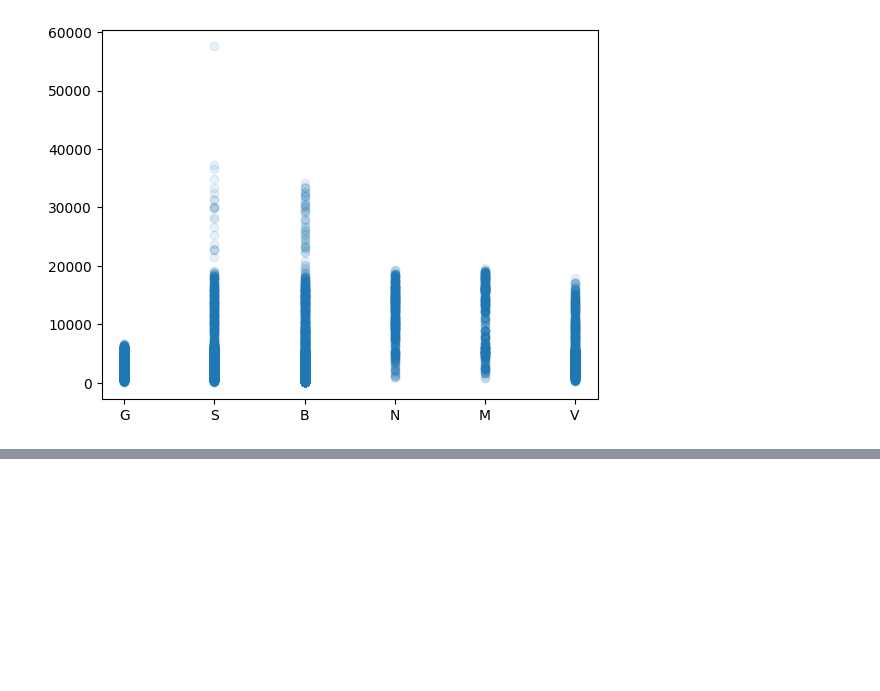
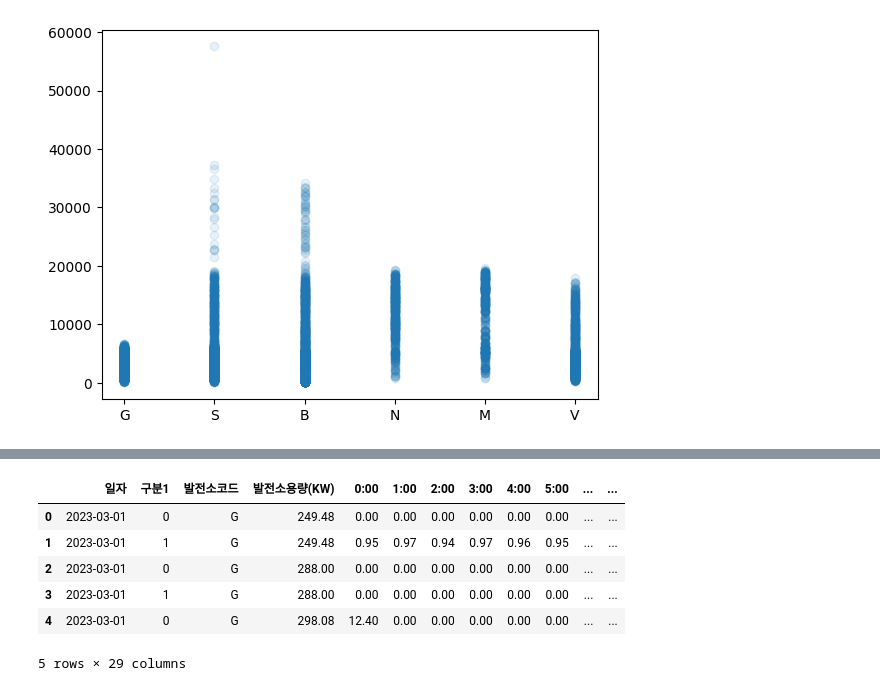
Before and after one commit to ella00100/RenewableEnergyModel, a Jupyter notebook: renewableEnergy_Model_data.ipynb, the cells around one changed output, grey strips where cells are left out. Saved outputs shown, nothing was run; the diff lists cells and outputs as text; code cells hidden in the pictures; blank space fills up the shorter version.

```diff
--- a/renewableEnergy_Model_data.ipynb
+++ b/renewableEnergy_Model_data.ipynb
@@ -341,0 +373,12 @@ plt.hist(sub_d['발전소코드'])
+# %%
+data['구분1'] = data['구분1'].map({'실측': 0, '예측': 1})
+# %%
+data.head()
+# %% [output]
+|  | 일자 | 구분1 | 발전소코드 | 발전소용량(KW) | 0:00 | 1:00 | 2:00 | 3:00 | 4:00 | 5:00 | ... | ... |
+| 0 | 2023-03-01 | 0 | G | 249.48 | 0.00 | 0.00 | 0.00 | 0.00 | 0.00 | 0.00 | ... | ... |
+| 1 | 2023-03-01 | 1 | G | 249.48 | 0.95 | 0.97 | 0.94 | 0.97 | 0.96 | 0.95 | ... | ... |
+| 2 | 2023-03-01 | 0 | G | 288.00 | 0.00 | 0.00 | 0.00 | 0.00 | 0.00 | 0.00 | ... | ... |
+| 3 | 2023-03-01 | 1 | G | 288.00 | 0.00 | 0.00 | 0.00 | 0.00 | 0.00 | 0.00 | ... | ... |
+| 4 | 2023-03-01 | 0 | G | 298.08 | 12.40 | 0.00 | 0.00 | 0.00 | 0.00 | 0.00 | ... | ... |
+5 rows × 29 columns
```
Also changed, not shown: parts of 12 cells of this notebook.
